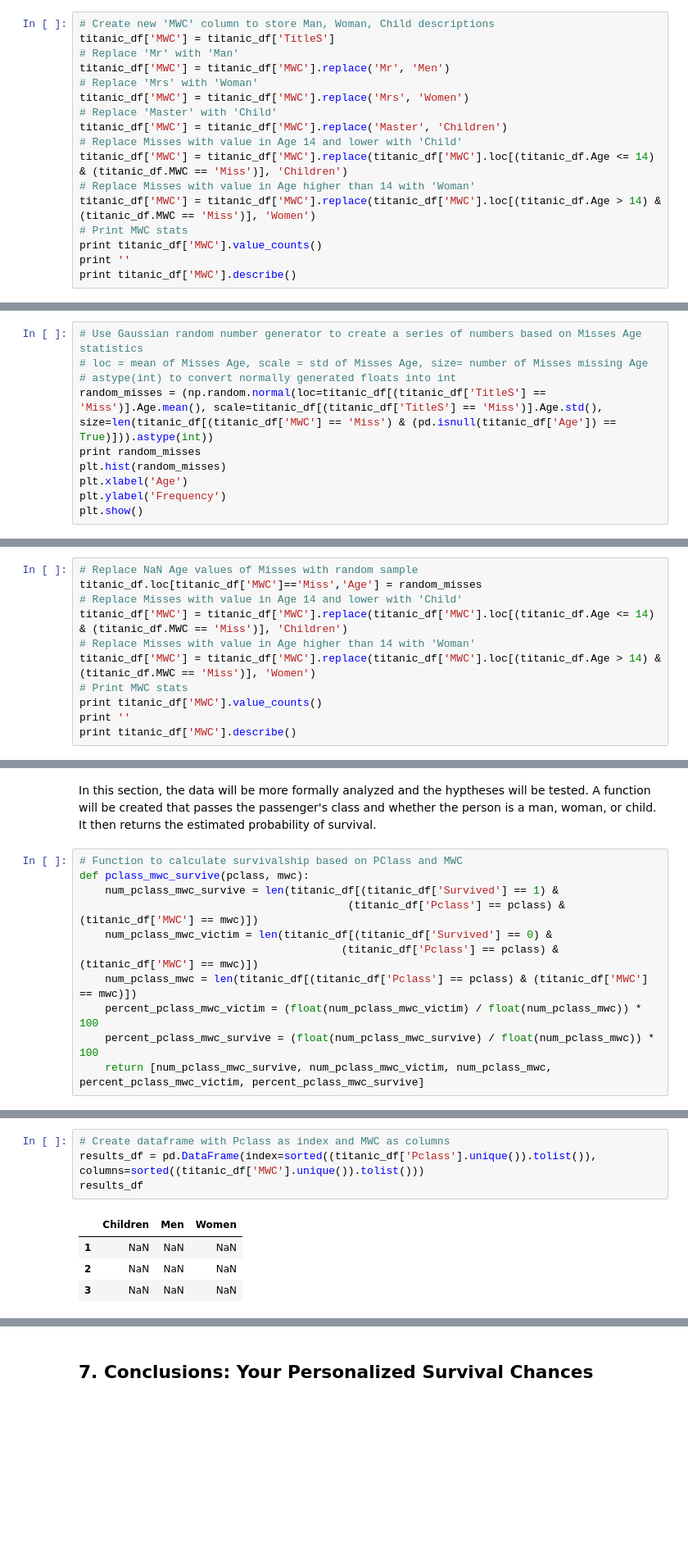
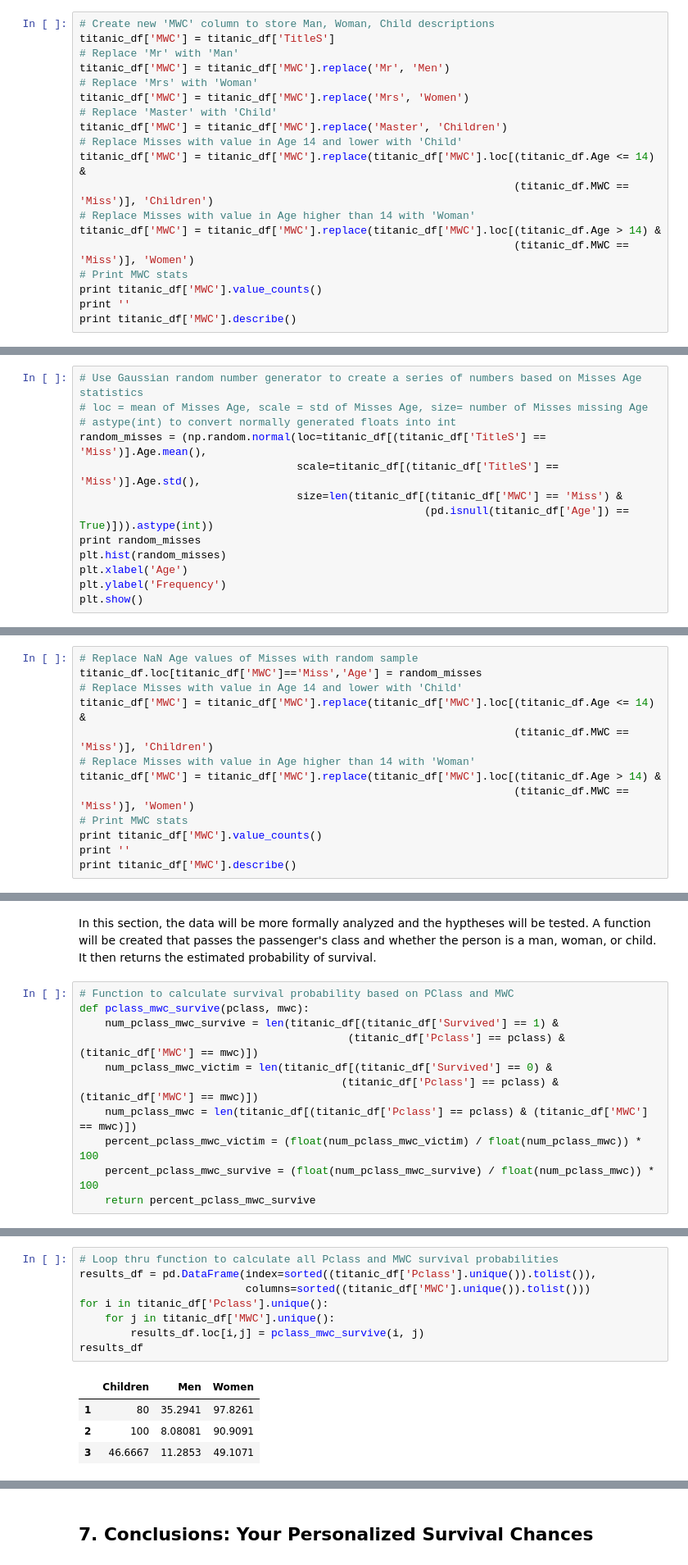
Before and after one commit to wblakecannon/titanic-investigation, a Jupyter notebook: titanic-investigation.ipynb, the cells around one changed output, grey strips where cells are left out. Shown: that part at 82% size. Drawn from its saved outputs; the diff is of its cells as text; blank space fills up the shorter version.

```diff
--- a/titanic-investigation.ipynb
+++ b/titanic-investigation.ipynb
@@ -309,9 +312,11 @@ titanic_df['MWC'] = titanic_df['MWC'].replace('Mrs', 'Women')
 # Replace 'Master' with 'Child'
 titanic_df['MWC'] = titanic_df['MWC'].replace('Master', 'Children')
 # Replace Misses with value in Age 14 and lower with 'Child'
-titanic_df['MWC'] = titanic_df['MWC'].replace(titanic_df['MWC'].loc[(titanic_df.Age <= 14) & (titanic_df.MWC == 'Miss')], 'Children')
+titanic_df['MWC'] = titanic_df['MWC'].replace(titanic_df['MWC'].loc[(titanic_df.Age <= 14) &
+                                                                    (titanic_df.MWC == 'Miss')], 'Children')
 # Replace Misses with value in Age higher than 14 with 'Woman'
-titanic_df['MWC'] = titanic_df['MWC'].replace(titanic_df['MWC'].loc[(titanic_df.Age > 14) & (titanic_df.MWC == 'Miss')], 'Women')
+titanic_df['MWC'] = titanic_df['MWC'].replace(titanic_df['MWC'].loc[(titanic_df.Age > 14) &
+                                                                    (titanic_df.MWC == 'Miss')], 'Women')
 # Print MWC stats
 print titanic_df['MWC'].value_counts()
 print ''
@@ -356,7 +361,10 @@ The above information gives us the statistical information of the Misses in the
 # Use Gaussian random number generator to create a series of numbers based on Misses Age statistics
 # loc = mean of Misses Age, scale = std of Misses Age, size= number of Misses missing Age
 # astype(int) to convert normally generated floats into int
-random_misses = (np.random.normal(loc=titanic_df[(titanic_df['TitleS'] == 'Miss')].Age.mean(), scale=titanic_df[(titanic_df['TitleS'] == 'Miss')].Age.std(), size=len(titanic_df[(titanic_df['MWC'] == 'Miss') & (pd.isnull(titanic_df['Age']) == True)])).astype(int))
+random_misses = (np.random.normal(loc=titanic_df[(titanic_df['TitleS'] == 'Miss')].Age.mean(),
+                                  scale=titanic_df[(titanic_df['TitleS'] == 'Miss')].Age.std(),
+                                  size=len(titanic_df[(titanic_df['MWC'] == 'Miss') &
+                                                      (pd.isnull(titanic_df['Age']) == True)])).astype(int))
 print random_misses
 plt.hist(random_misses)
 plt.xlabel('Age')
@@ -374,9 +382,11 @@ Above you can see the randomly generated integers based on the original statisti
 # Replace NaN Age values of Misses with random sample
 titanic_df.loc[titanic_df['MWC']=='Miss','Age'] = random_misses
 # Replace Misses with value in Age 14 and lower with 'Child'
-titanic_df['MWC'] = titanic_df['MWC'].replace(titanic_df['MWC'].loc[(titanic_df.Age <= 14) & (titanic_df.MWC == 'Miss')], 'Children')
+titanic_df['MWC'] = titanic_df['MWC'].replace(titanic_df['MWC'].loc[(titanic_df.Age <= 14) &
+                                                                    (titanic_df.MWC == 'Miss')], 'Children')
 # Replace Misses with value in Age higher than 14 with 'Woman'
-titanic_df['MWC'] = titanic_df['MWC'].replace(titanic_df['MWC'].loc[(titanic_df.Age > 14) & (titanic_df.MWC == 'Miss')], 'Women')
+titanic_df['MWC'] = titanic_df['MWC'].replace(titanic_df['MWC'].loc[(titanic_df.Age > 14) &
+                                                                    (titanic_df.MWC == 'Miss')], 'Women')
 # Print MWC stats
 print titanic_df['MWC'].value_counts()
 print ''
@@ -714,7 +726,7 @@ _Thus, it's good to be female or it's good to be a first class passenger. But it
 # %% [markdown]
 In this section, the data will be more formally analyzed and the hyptheses will be tested. A function will be created that passes the passenger's class and whether the person is a man, woman, or child. It then returns the estimated probability of survival.
 # %%
-# Function to calculate survivalship based on PClass and MWC
+# Function to calculate survival probability based on PClass and MWC
 def pclass_mwc_survive(pclass, mwc):
     num_pclass_mwc_survive = len(titanic_df[(titanic_df['Survived'] == 1) &
                                           (titanic_df['Pclass'] == pclass) & (titanic_df['MWC'] == mwc)])
@@ -723,4 +735,4 @@ def pclass_mwc_survive(pclass, mwc):
     num_pclass_mwc = len(titanic_df[(titanic_df['Pclass'] == pclass) & (titanic_df['MWC'] == mwc)])
     percent_pclass_mwc_victim = (float(num_pclass_mwc_victim) / float(num_pclass_mwc)) * 100
     percent_pclass_mwc_survive = (float(num_pclass_mwc_survive) / float(num_pclass_mwc)) * 100
-    return [num_pclass_mwc_survive, num_pclass_mwc_victim, num_pclass_mwc, percent_pclass_mwc_victim, percent_pclass_mwc_survive]
+    return percent_pclass_mwc_survive
@@ -737,9 +739,13 @@ def pclass_mwc_survive(pclass, mwc):
 # %%
-# Create dataframe with Pclass as index and MWC as columns
-results_df = pd.DataFrame(index=sorted((titanic_df['Pclass'].unique()).tolist()), columns=sorted((titanic_df['MWC'].unique()).tolist()))
+# Loop thru function to calculate all Pclass and MWC survival probabilities
+results_df = pd.DataFrame(index=sorted((titanic_df['Pclass'].unique()).tolist()),
+                          columns=sorted((titanic_df['MWC'].unique()).tolist()))
+for i in titanic_df['Pclass'].unique():
+    for j in titanic_df['MWC'].unique():
+        results_df.loc[i,j] = pclass_mwc_survive(i, j)
 results_df
 # %% [output]
 |  | Children | Men | Women |
-| 1 | NaN | NaN | NaN |
-| 2 | NaN | NaN | NaN |
-| 3 | NaN | NaN | NaN |
+| 1 | 80 | 35.2941 | 97.8261 |
+| 2 | 100 | 8.08081 | 90.9091 |
+| 3 | 46.6667 | 11.2853 | 49.1071 |
```
Also changed, not shown: parts of 30 cells of this notebook, 1 other file.
